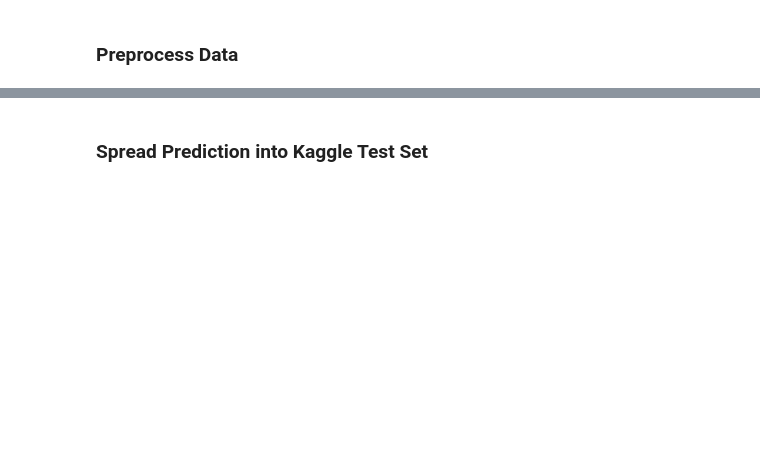
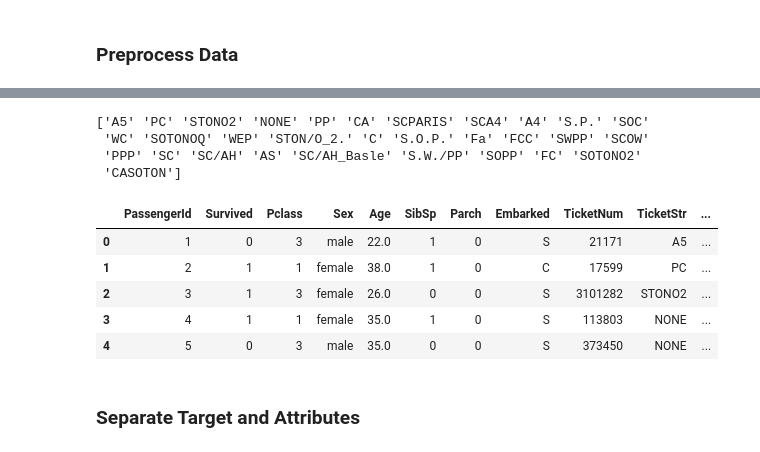
Before and after one commit to lam-andrew/Titanic-ML-From-Disaster, a Jupyter notebook: titanic_capstone.ipynb, the cells around one changed output, grey strips where cells are left out. Saved outputs shown, nothing was run; the diff lists cells and outputs as text; code cells hidden in the pictures; blank space fills up the shorter version.

```diff
--- a/titanic_capstone.ipynb
+++ b/titanic_capstone.ipynb
@@ -120,19 +190,0 @@ preprocessed_test_df['Pclass'] = pd.Categorical(preprocessed_test_df['Pclass'])
-# %%
-# Create Training Partition
-import pandas as pd
-from sklearn.model_selection import train_test_split
-
-# Assuming you have a dataframe named data_processed_Train
-
-# Create training partition
-train_index = train_test_split(preprocessed_train_df['Survived'], test_size=0.3, random_state=42)
-
-# Create 'train' column and set it to False by default
-preprocessed_train_df['train'] = False
-
-# Set 'train' column to True for rows in the training partition
-preprocessed_train_df.loc[train_index[0], 'train'] = True
-
-# Create data sets
-titanic_train = preprocessed_train_df[preprocessed_train_df['train'] == True].drop(columns=['train'])
-titanic_test = preprocessed_train_df[preprocessed_train_df['train'] == False].drop(columns=['train'])
@@ -228,2 +190,0 @@ Parch                  0        nan        nan        nan         nan         na
-# %% [markdown]
-### Spread Prediction into Kaggle Test Set
@@ -237,0 +191,55 @@ Parch                  0        nan        nan        nan         nan         na
+# %%
+# Set Categorical Variables
+import pandas as pd
+
+# # Convert 'Survived' column to categorical
+# preprocessed_train_df['Survived'] = pd.Categorical(preprocessed_train_df['Survived'])
+
+# # Convert 'Pclass' columns to categorical for both Train and Test data
+# preprocessed_train_df['Pclass'] = pd.Categorical(preprocessed_train_df['Pclass'])
+# preprocessed_test_df['Pclass'] = pd.Categorical(preprocessed_test_df['Pclass'])
+
+# # Convert 'Sex' columns to categorical for both Train and Test data
+# preprocessed_train_df['Sex'] = pd.Categorical(preprocessed_train_df['Sex'])
+# preprocessed_test_df['Sex'] = pd.Categorical(preprocessed_test_df['Sex'])
+
+# # Convert 'Embarked' columns to categorical for both Train and Test data
+# preprocessed_train_df['Embarked'] = pd.Categorical(preprocessed_train_df['Embarked'])
+# preprocessed_test_df['Embarked'] = pd.Categorical(preprocessed_test_df['Embarked'])
+
+# # Convert 'TicketStr' columns to categorical for both Train and Test data
+# preprocessed_train_df['TicketStr'] = pd.Categorical(preprocessed_train_df['TicketStr'])
+# preprocessed_test_df['TicketStr'] = pd.Categorical(preprocessed_test_df['TicketStr'])
+
+# # Convert 'Title' columns to categorical for both Train and Test data
+# preprocessed_train_df['Title'] = pd.Categorical(preprocessed_train_df['Title'])
+# preprocessed_test_df['Title'] = pd.Categorical(preprocessed_test_df['Title'])
+
+# Convert the column to 'int'
+preprocessed_train_df['TicketNum'] = preprocessed_train_df['TicketNum'].astype(int)
+preprocessed_test_df['TicketNum'] = preprocessed_test_df['TicketNum'].astype(int)
+
+# Convert 'TicketStr' column to object type
+preprocessed_train_df['TicketStr'] = preprocessed_train_df['TicketStr'].astype(object)
+preprocessed_test_df['TicketStr'] = preprocessed_test_df['TicketStr'].astype(object)
+
+print(preprocessed_train_df['TicketStr'].unique())
+
+average_age_train = preprocessed_train_df['Age'].mean()
+# Replace NaN values in the 'Age' column with the average value
+preprocessed_train_df['Age'].fillna(average_age_train, inplace=True)
+
+preprocessed_train_df.head()
+# %% [output]
+['A5' 'PC' 'STONO2' 'NONE' 'PP' 'CA' 'SCPARIS' 'SCA4' 'A4' 'S.P.' 'SOC'
+ 'WC' 'SOTONOQ' 'WEP' 'STON/O_2.' 'C' 'S.O.P.' 'Fa' 'FCC' 'SWPP' 'SCOW'
+ 'PPP' 'SC' 'SC/AH' 'AS' 'SC/AH_Basle' 'S.W./PP' 'SOPP' 'FC' 'SOTONO2'
+ 'CASOTON']
+|  | PassengerId | Survived | Pclass | Sex | Age | SibSp | Parch | Embarked | TicketNum | TicketStr | ... |
+| 0 | 1 | 0 | 3 | male | 22.0 | 1 | 0 | S | 21171 | A5 | ... |
+| 1 | 2 | 1 | 1 | female | 38.0 | 1 | 0 | C | 17599 | PC | ... |
+| 2 | 3 | 1 | 3 | female | 26.0 | 0 | 0 | S | 3101282 | STONO2 | ... |
+| 3 | 4 | 1 | 1 | female | 35.0 | 1 | 0 | S | 113803 | NONE | ... |
+| 4 | 5 | 0 | 3 | male | 35.0 | 0 | 0 | S | 373450 | NONE | ... |
+# %% [markdown]
+### Separate Target and Attributes
```
Also changed, not shown: parts of 30 cells of this notebook.
